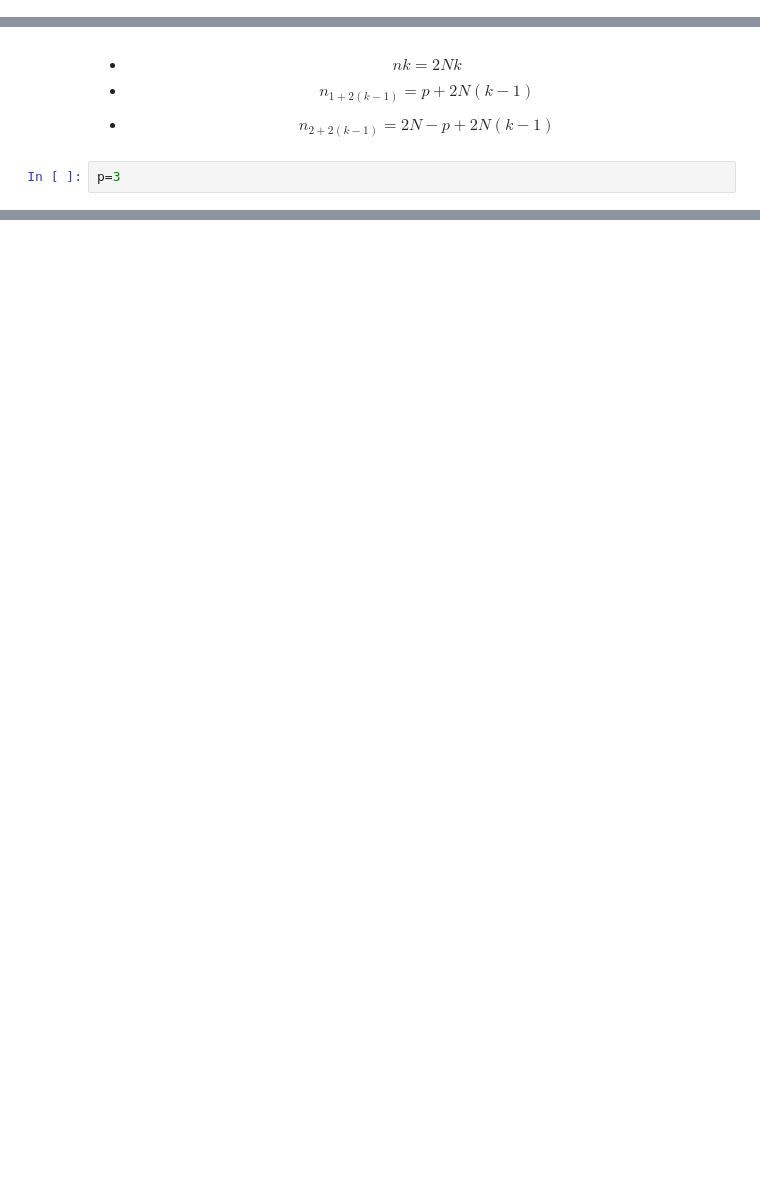
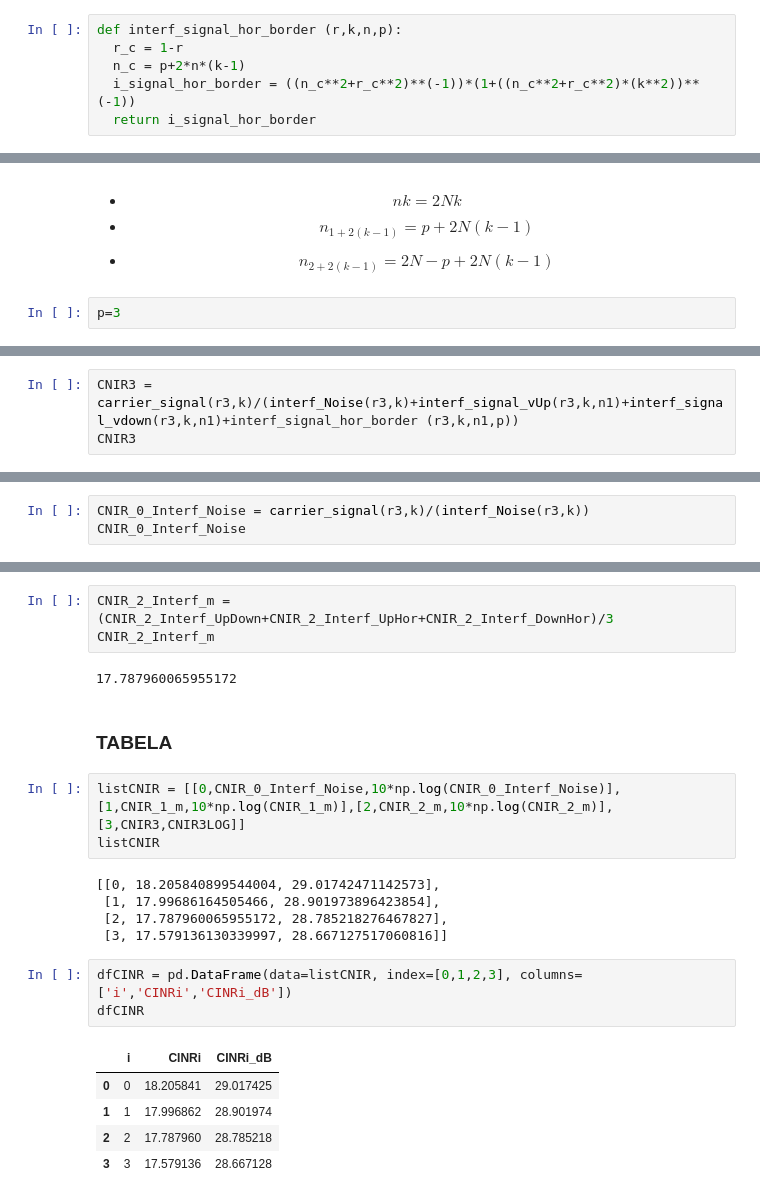
Before and after one commit to frlps/IE708A_FEEC_UNICAMP_S12021, a Jupyter notebook: Prova_IE708A_S12021.ipynb, the cells around one changed output, grey strips where cells are left out. Cells and saved outputs as stored; diff of their text form; blank space fills up the shorter version.

```diff
--- a/Prova_IE708A_S12021.ipynb
+++ b/Prova_IE708A_S12021.ipynb
@@ -495,6 +468,12 @@ O usuário atravessou os blocos. Isso faz com que o ***'LOS'*** das estações n
 Para L=1
 
  $$\frac{C}{I} = \frac{r^{-2}[1+(rk)^2]^{-1}}{[(n_1+r)^{-2}[1+(n_1+r)^2k^2]^{-1}+(n_1-r)^{-2}[1+(n_1-r)^2k^2]^{-1}+(n_{1m}^2+r_m^2)^{-1}[1+(n_{1m}^2+r_m^2)k^2]^{-1}]}$$
+# %%
+def interf_signal_hor_border (r,k,n,p):
+  r_c = 1-r
+  n_c = p+2*n*(k-1)
+  i_signal_hor_border = ((n_c**2+r_c**2)**(-1))*(1+((n_c**2+r_c**2)*(k**2))**(-1))
+  return i_signal_hor_border
 # %%
 d3 = 100
 # %%
@@ -550,0 +490,3 @@ CNIR3
+# %%
+CNIR3 = carrier_signal(r3,k)/(interf_Noise(r3,k)+interf_signal_vUp(r3,k,n1)+interf_signal_vdown(r3,k,n1)+interf_signal_hor_border (r3,k,n1,p))
+CNIR3
@@ -555,0 +515,3 @@ CNIR3LOG
+# %%
+CNIR_0_Interf_Noise = carrier_signal(r3,k)/(interf_Noise(r3,k))
+CNIR_0_Interf_Noise
@@ -555,0 +559,24 @@ CNIR3LOG
+# %%
+CNIR_2_Interf_m = (CNIR_2_Interf_UpDown+CNIR_2_Interf_UpHor+CNIR_2_Interf_DownHor)/3
+CNIR_2_Interf_m
+# %% [output]
+17.787960065955172
+# %% [markdown]
+### TABELA
+# %%
+listCNIR = [[0,CNIR_0_Interf_Noise,10*np.log(CNIR_0_Interf_Noise)],[1,CNIR_1_m,10*np.log(CNIR_1_m)],[2,CNIR_2_m,10*np.log(CNIR_2_m)],[3,CNIR3,CNIR3LOG]]
+listCNIR
+# %% [output]
+[[0, 18.205840899544004, 29.01742471142573],
+ [1, 17.99686164505466, 28.901973896423854],
+ [2, 17.787960065955172, 28.785218276467827],
+ [3, 17.579136130339997, 28.667127517060816]]
+# %%
+dfCINR = pd.DataFrame(data=listCNIR, index=[0,1,2,3], columns=['i','CINRi','CINRi_dB'])
+dfCINR
+# %% [output]
+|  | i | CINRi | CINRi_dB |
+| 0 | 0 | 18.205841 | 29.017425 |
+| 1 | 1 | 17.996862 | 28.901974 |
+| 2 | 2 | 17.787960 | 28.785218 |
+| 3 | 3 | 17.579136 | 28.667128 |
```
Also changed, not shown: parts of 62 cells of this notebook.
